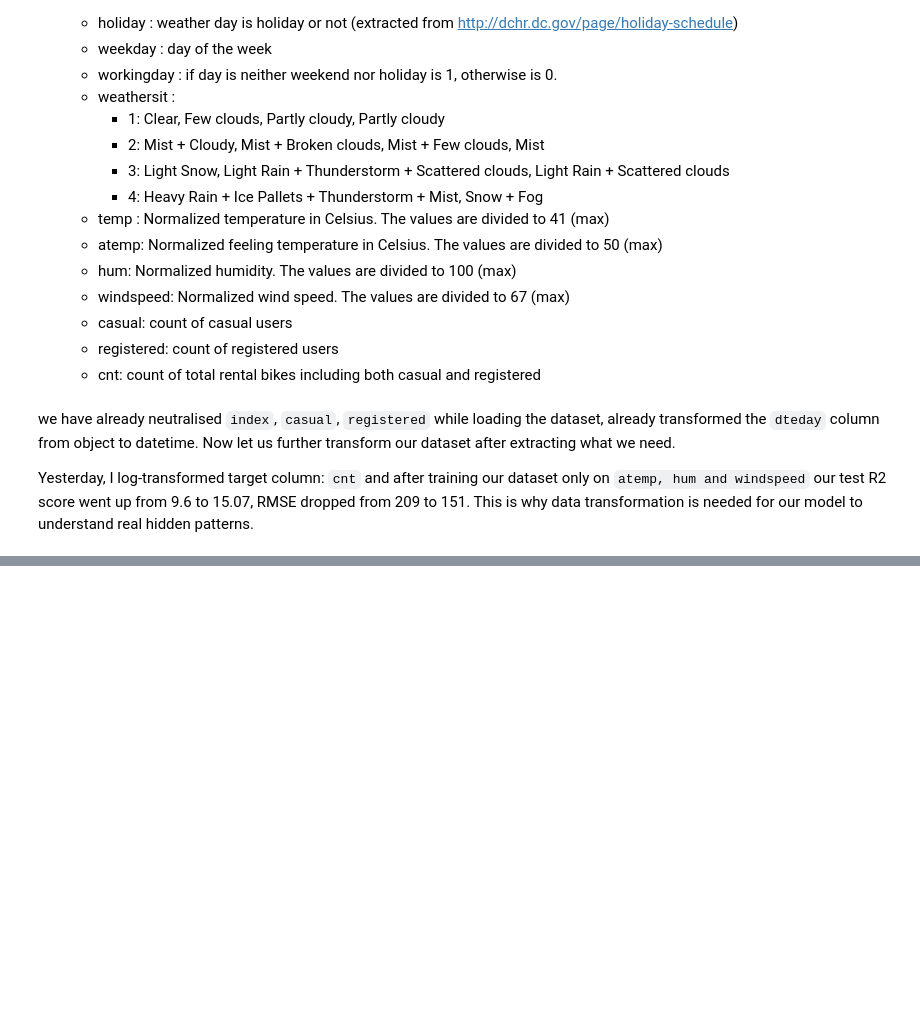
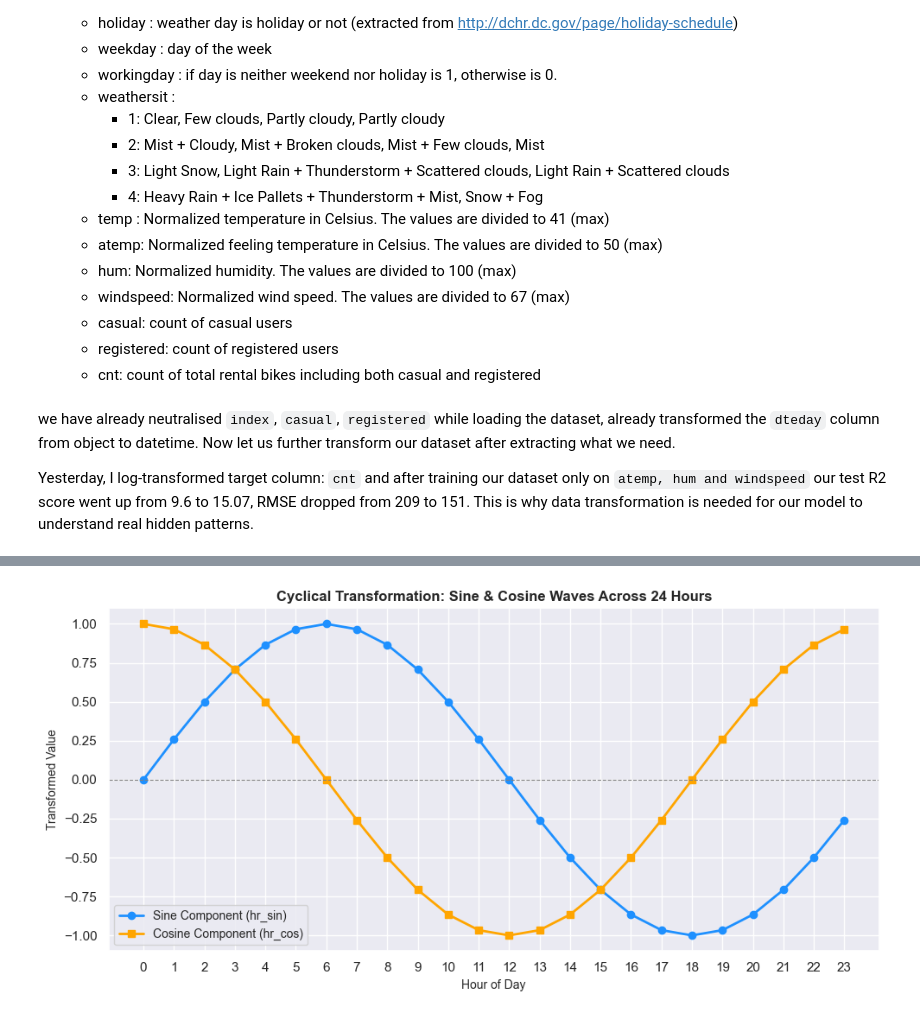
Before and after one commit to sxrthk17/ml-journey, a Jupyter notebook: linear-regression/notebooks/08_StandardError_Hypothesis_testing.ipynb, the cells around one changed output, grey strips where cells are left out. Cells and saved outputs as stored; diff of their text form; code cells hidden in the pictures; blank space fills up the shorter version.

```diff
--- a/linear-regression/notebooks/08_StandardError_Hypothesis_testing.ipynb
+++ b/linear-regression/notebooks/08_StandardError_Hypothesis_testing.ipynb
@@ -76,0 +520,43 @@ Name: hum, Length: 17379, dtype: float64
+# %%
+import matplotlib.pyplot as plt
+import numpy as np
+import seaborn as sns
+
+sns.set_theme(style="darkgrid")
+
+hours = np.arange(24)
+hr_sin = np.sin(2 * np.pi * hours / 24.0)
+hr_cos = np.cos(2 * np.pi * hours / 24.0)
+
+plt.figure(figsize=(10, 5))
+plt.plot(
+    hours,
+    hr_sin,
+    marker="o",
+    linewidth=2,
+    label="Sine Component (hr_sin)",
+    color="dodgerblue",
+)
+plt.plot(
+    hours,
+    hr_cos,
+    marker="s",
+    linewidth=2,
+    label="Cosine Component (hr_cos)",
+    color="orange",
+)
+
+plt.title(
+    "Cyclical Transformation: Sine & Cosine Waves Across 24 Hours",
+    fontsize=12,
+    fontweight="bold",
+)
+plt.xlabel("Hour of Day", fontsize=10)
+plt.ylabel("Transformed Value", fontsize=10)
+plt.xticks(hours)
+plt.axhline(0, color="grey", linewidth=0.8, linestyle="--")
+plt.legend(fontsize=10)
+plt.tight_layout()
+plt.show()
+# %% [output]
+[figure, added]
```
Also changed, not shown: parts of 61 cells of this notebook.
